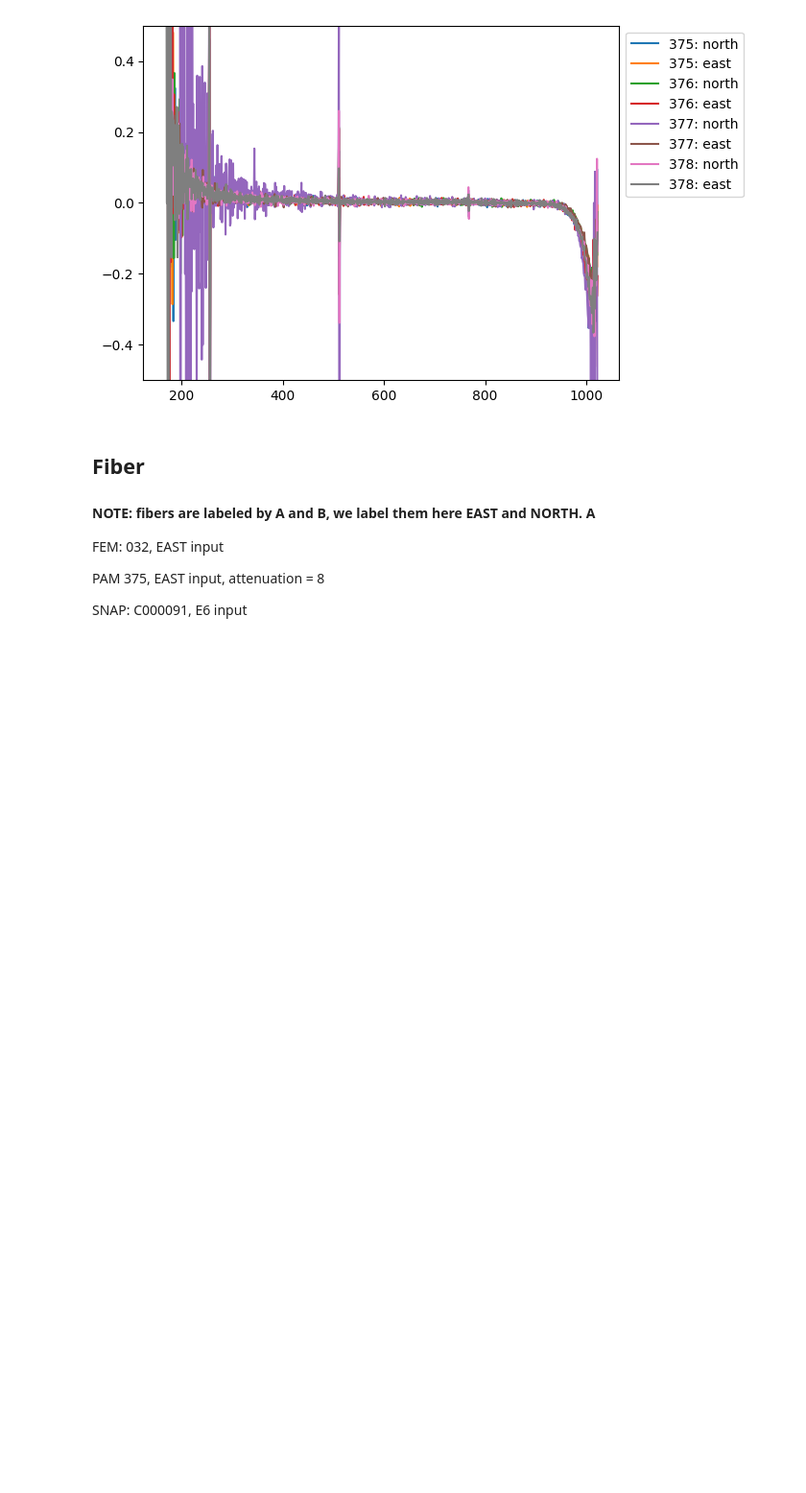
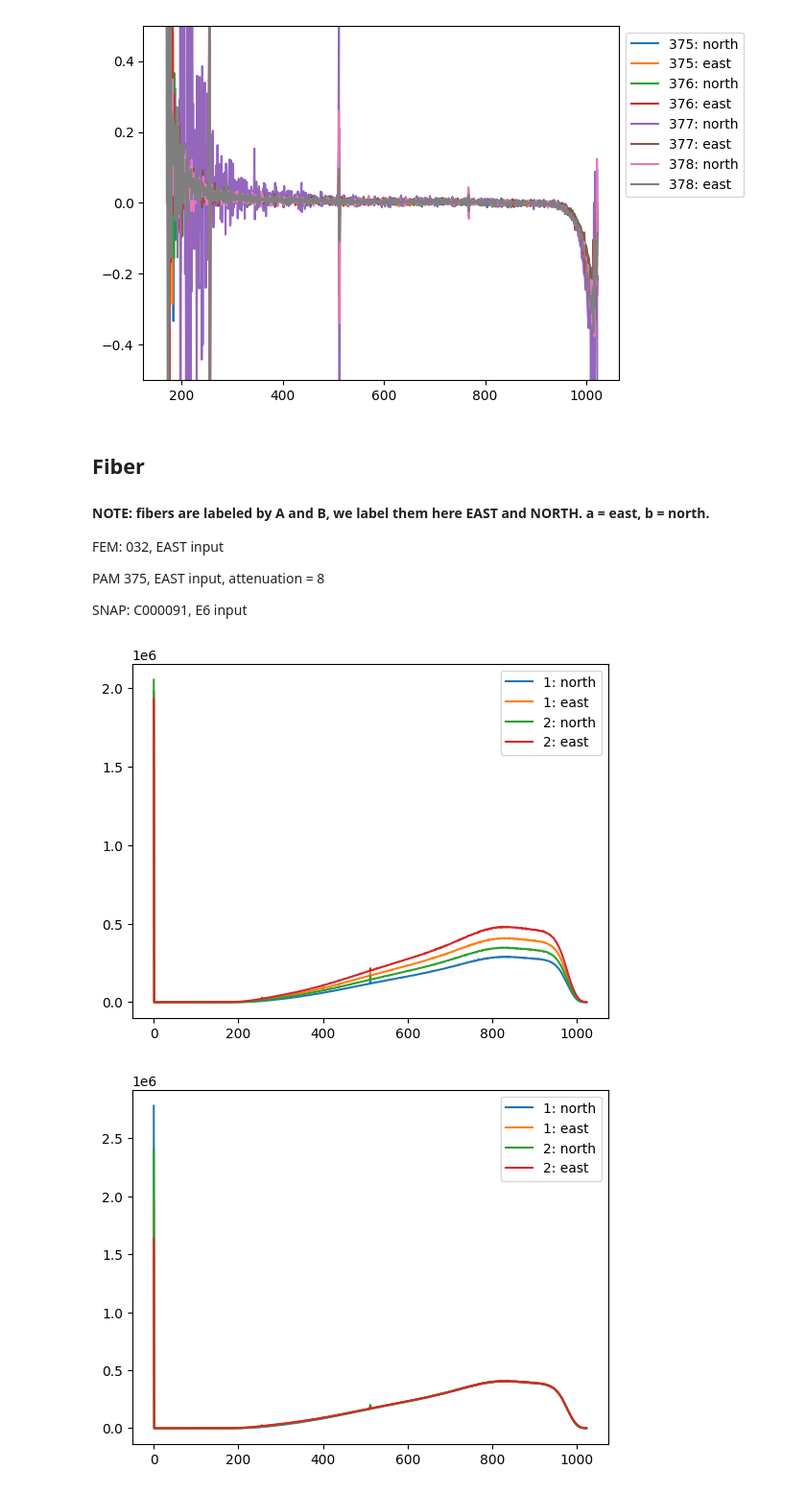
Before and after one commit to EIGSEP/eigsep_corr, a Jupyter notebook: gain_calibration/gain_calibration.ipynb, the cells around one changed output. Shown: that part at 96% size. Cells and saved outputs as stored; diff of their text form; code cells hidden in the pictures; blank space fills up the shorter version.

Commit message:
add fiber plots

```diff
--- a/gain_calibration/gain_calibration.ipynb
+++ b/gain_calibration/gain_calibration.ipynb
@@ -122,7 +122,7 @@ plot_noise(pam_data, PAMS)
 # %% [markdown]
 ## Fiber
 
-#### NOTE: fibers are labeled by A and B, we label them here EAST and NORTH. A
+#### NOTE: fibers are labeled by A and B, we label them here EAST and NORTH. a = east, b = north.
 
 FEM: 032, EAST input
 
@@ -130,9 +130,12 @@ PAM 375, EAST input, attenuation = 8
 
 SNAP: C000091, E6 input
 # %%
-FIBERS = ["a1", "b1", "a2", "b2"]
+FIBERS = ["1", "2"]
 fiber_data, fiber_norm = all_data(FIBERS, "fiber")
 
 plot_data(fiber_data, FIBERS)
-plot_norm(fiber_norm, FIBERS, get_max(fiber_data["a1"]["east"]))
-plot_noise(fiber_data, PAMS)
+plot_norm(fiber_norm, FIBERS, get_max(fiber_data["1"]["east"]))
+plot_noise(fiber_data, FIBERS)
+# %% [output]
+[figure, added]
+[figure, added]
```
Also changed, not shown: parts of 1 cell of this notebook.
